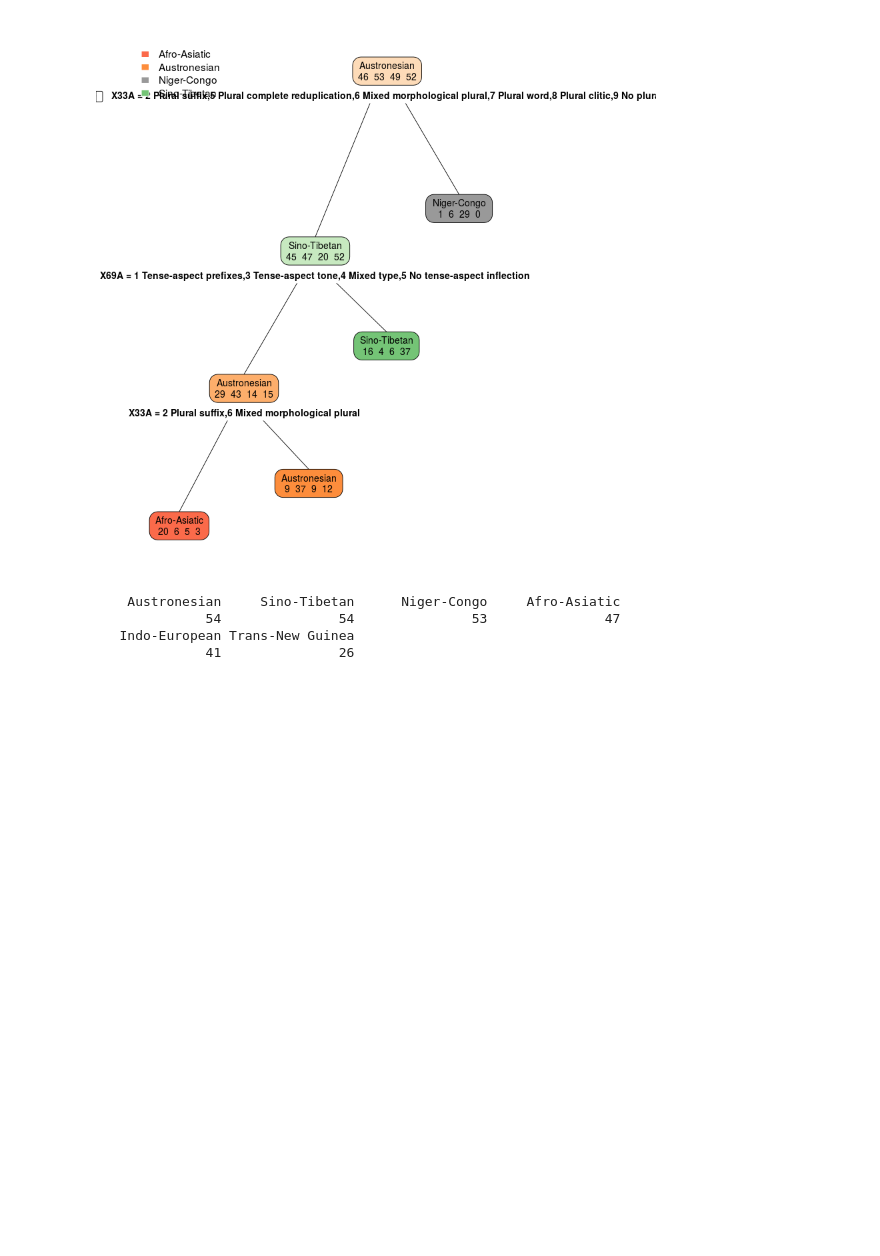
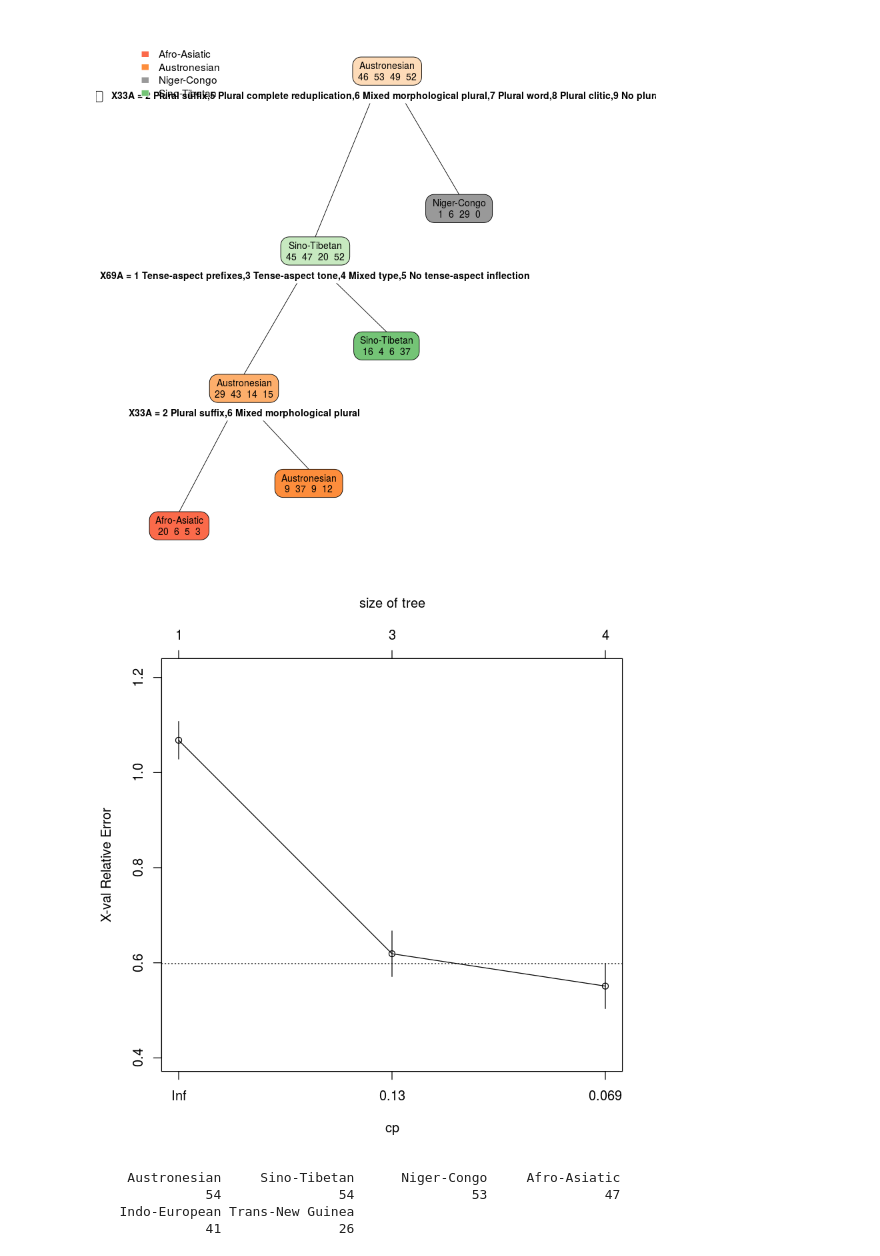
Before and after one commit to ilay32/wals-project, a Jupyter notebook: families-decision-trees.ipynb, the cells around one changed output. Saved outputs shown, nothing was run; the diff lists cells and outputs as text; code cells hidden in the pictures; blank space fills up the shorter version.

```diff
--- a/families-decision-trees.ipynb
+++ b/families-decision-trees.ipynb
@@ -104,6 +116,10 @@ tree <- exampletree(c('Austronesian','Niger-Congo','Sino-Tibetan','Afro-Asiatic'
 rpart.plot(tree,extra = 1,tweak=0.7,fallen=FALSE)
 # %% [output]
 [figure]
+# %%
+plotcp(tree)
+# %% [output]
+[figure, added]
 # %%
 example4 = chunk_wals(g4,'family')
 head(summary(example4$family))
```
Also changed, not shown: parts of 7 cells of this notebook.
